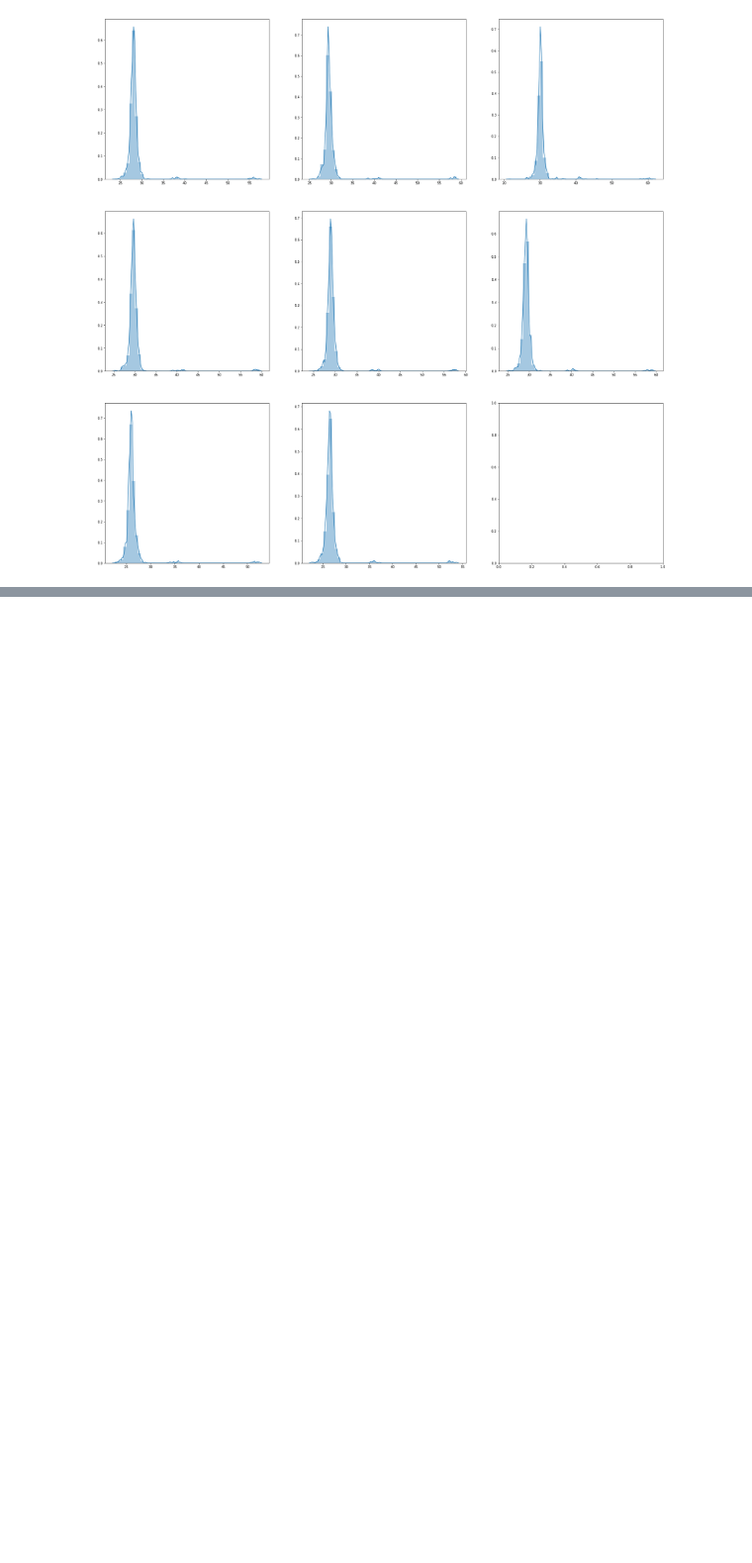
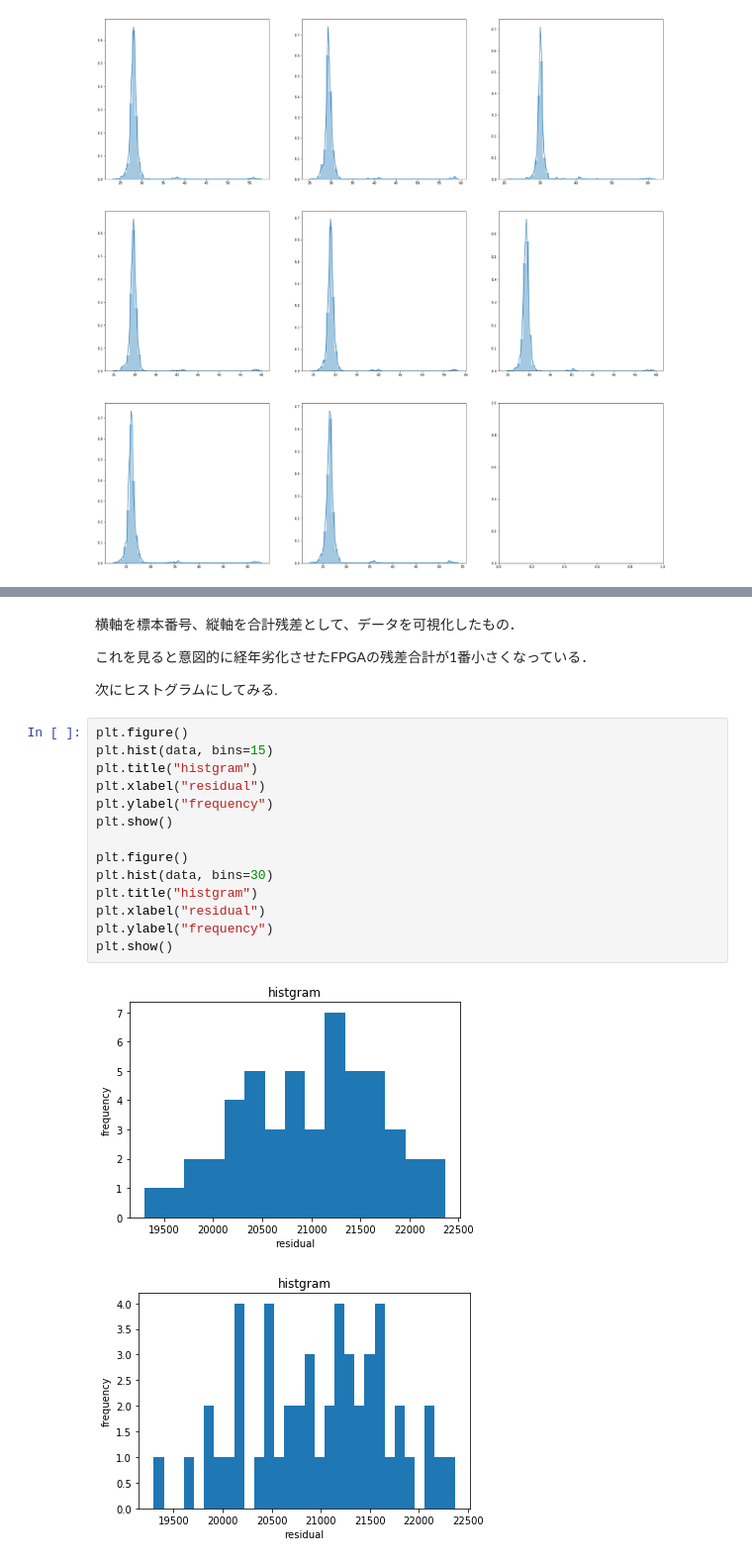
Before and after one commit to yuya-isaka/machine_learning, a Jupyter notebook: NNR/異常検知.ipynb, the cells around one changed output, grey strips where cells are left out. Shown at 99% size. Cells and saved outputs as stored; diff of their text form; blank space fills up the shorter version.

```diff
--- a/NNR/異常検知.ipynb
+++ b/NNR/異常検知.ipynb
@@ -356,0 +387,23 @@ plt.show()
+# %% [markdown]
+横軸を標本番号、縦軸を合計残差として、データを可視化したもの．
+
+これを見ると意図的に経年劣化させたFPGAの残差合計が1番小さくなっている．
+
+次にヒストグラムにしてみる.
+# %%
+plt.figure()
+plt.hist(data, bins=15)
+plt.title("histgram")
+plt.xlabel("residual")
+plt.ylabel("frequency")
+plt.show()
+
+plt.figure()
+plt.hist(data, bins=30)
+plt.title("histgram")
+plt.xlabel("residual")
+plt.ylabel("frequency")
+plt.show()
+# %% [output]
+[figure, added]
+[figure, added]
```
Also changed, not shown: parts of 10 cells of this notebook, 1 other file.
